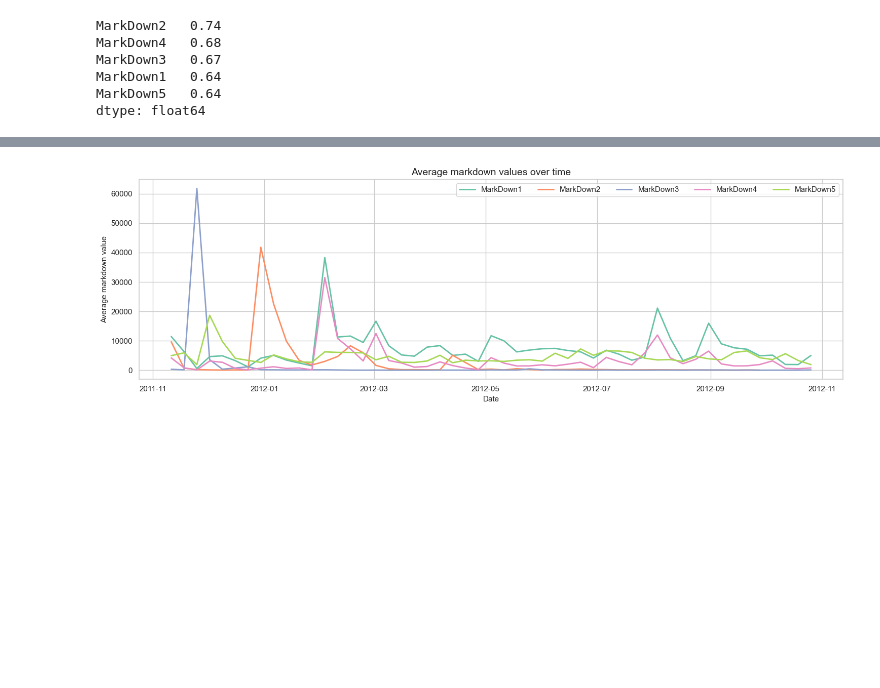
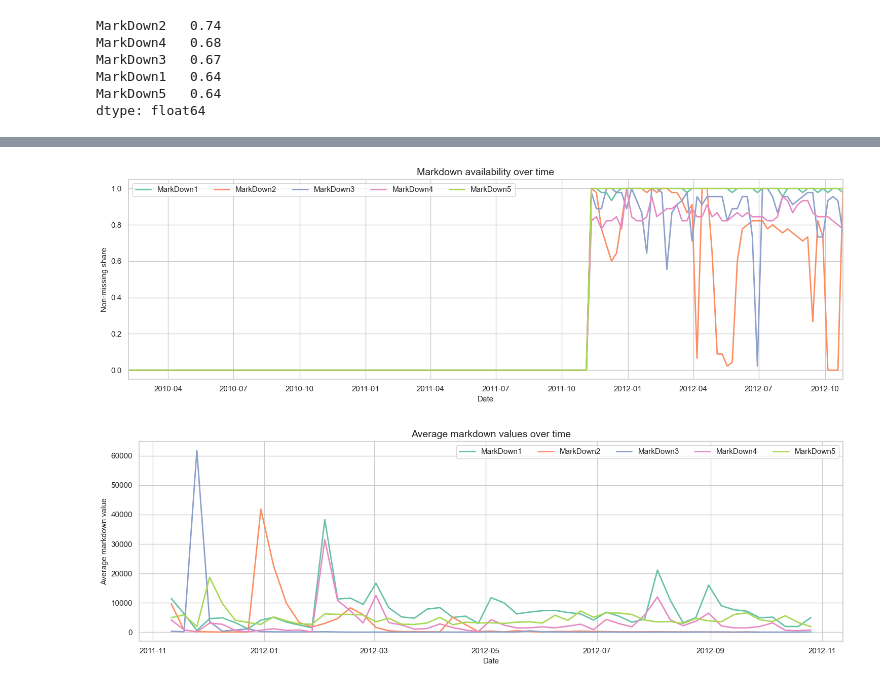
Before and after one commit to ZukaCS/ML_FINAL_PROJECT, a Jupyter notebook: eda.ipynb, the cells around one changed output, grey strips where cells are left out. Cells and saved outputs as stored; diff of their text form; code cells hidden in the pictures; blank space fills up the shorter version.

Commit message:
add missing markdown over time graph

```diff
--- a/eda.ipynb
+++ b/eda.ipynb
@@ -477,3 +480,28 @@ dtype: float64
+# %%
+markdown_cols = ["MarkDown1", "MarkDown2", "MarkDown3", "MarkDown4", "MarkDown5"]
+markdown_availability = features.copy()
+markdown_availability["Date"] = pd.to_datetime(markdown_availability["Date"])
+markdown_availability = (
+    markdown_availability
+    .groupby("Date")[markdown_cols]
+    .agg(lambda x: x.notna().mean())
+    .reset_index()
+)
+
+fig, ax = plt.subplots(figsize=(15, 5))
+for col in markdown_cols:
+    ax.plot(markdown_availability["Date"], markdown_availability[col], label=col, linewidth=2)
+
+ax.set_title("Markdown availability over time")
+ax.set_xlabel("Date")
+ax.set_ylabel("Non-missing share")
+ax.set_ylim(-0.05, 1.05)
+ax.set_xlim(df["Date"].min(), df["Date"].max())
+ax.legend(ncol=5)
+plt.tight_layout()
+plt.show()
+# %% [output]
+[figure, added]
 # %%
 markdown_cols = ["MarkDown1", "MarkDown2", "MarkDown3", "MarkDown4", "MarkDown5"]
 markdown_by_date = df.groupby("Date", as_index=False)[markdown_cols].mean()
```
Also changed, not shown: parts of 1 cell of this notebook.
